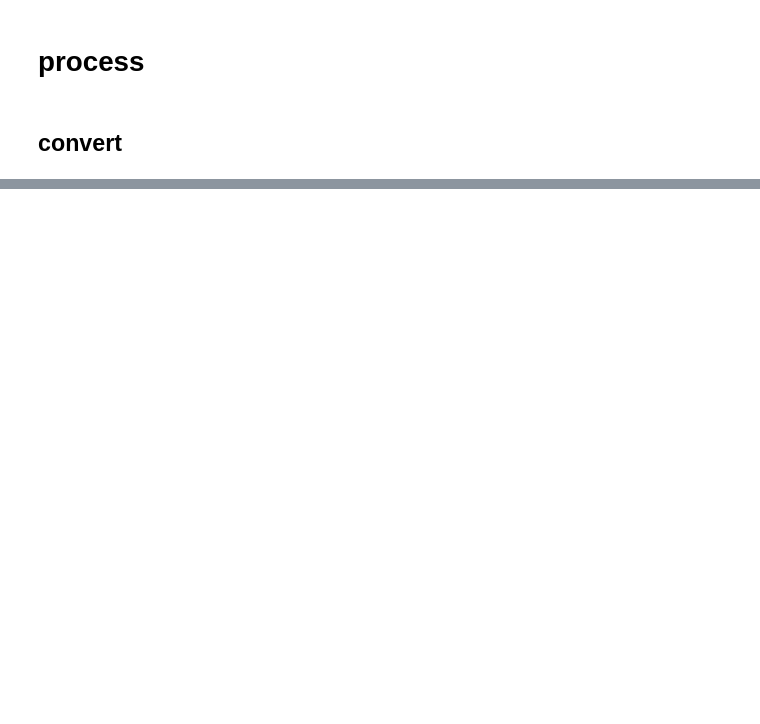
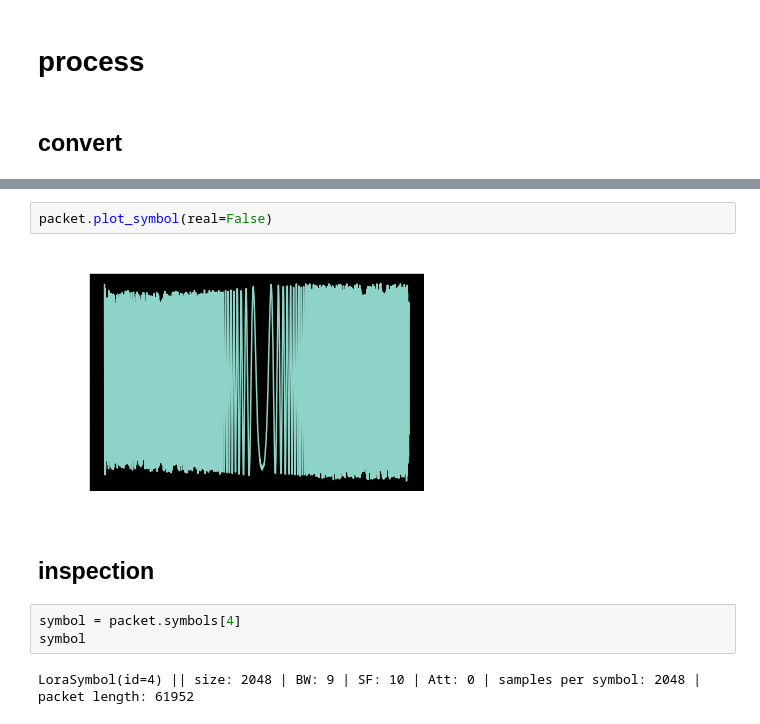
Before and after one commit to tjbergst/lorapy, a Jupyter notebook: data_processing_lorapy.ipynb, the cells around one changed output, grey strips where cells are left out. Saved outputs shown, nothing was run; the diff lists cells and outputs as text; blank space fills up the shorter version.

```diff
--- a/data_processing_lorapy.ipynb
+++ b/data_processing_lorapy.ipynb
@@ -151,0 +170,11 @@ plt.plot(symbols[rand(symbols.shape[0]), :])
+# %%
+packet.plot_symbol(real=False)
+# %% [output]
+[figure, added]
+# %% [markdown]
+## inspection
+# %%
+symbol = packet.symbols[4]
+symbol
+# %% [output]
+LoraSymbol(id=4) || size: 2048 | BW: 9 | SF: 10 | Att: 0 | samples per symbol: 2048 | packet length: 61952
```
Also changed, not shown: parts of 50 cells of this notebook.
